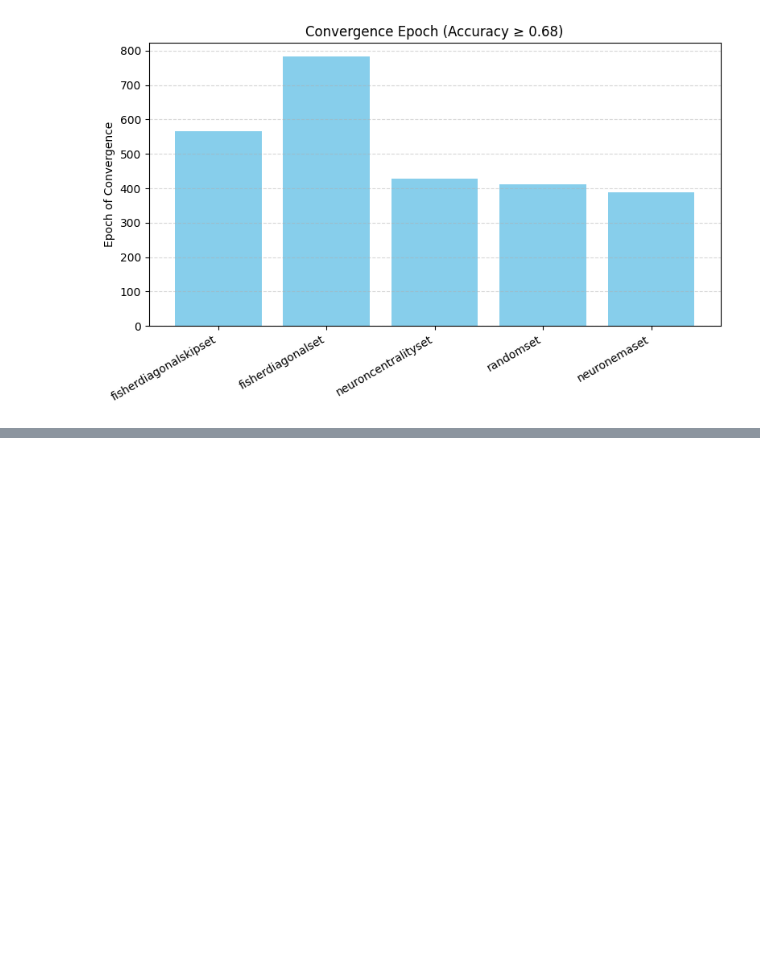
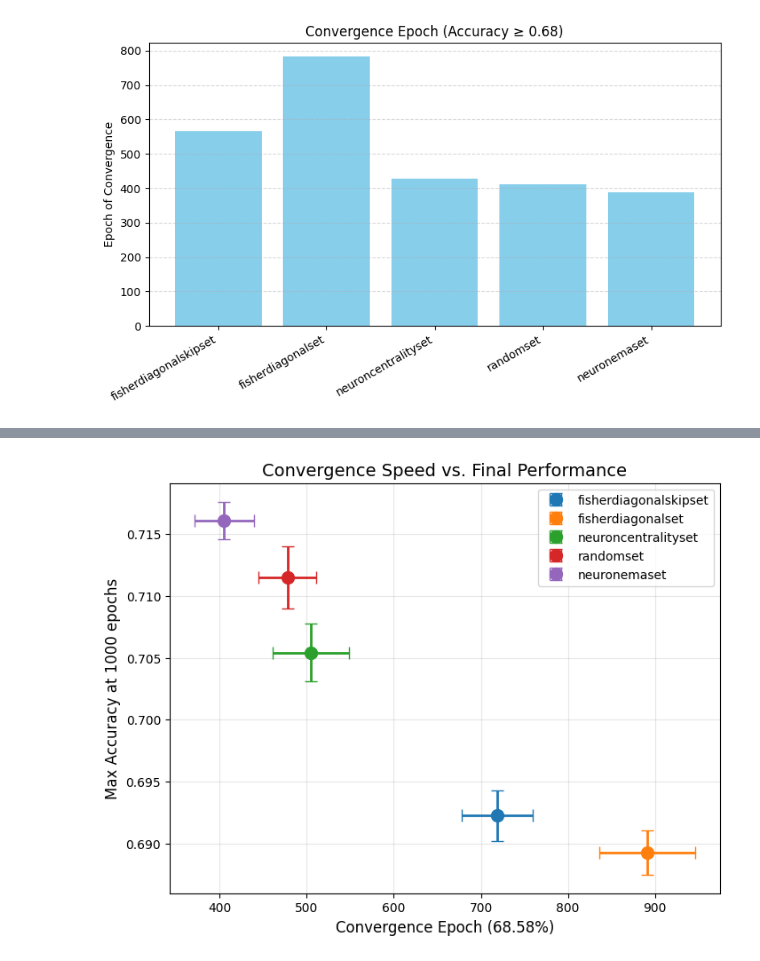
Before and after one commit to TomSchammo/set_framework, a Jupyter notebook: stats.ipynb, the cells around one changed output, grey strips where cells are left out. Cells and saved outputs as stored; diff of their text form; code cells hidden in the pictures; blank space fills up the shorter version.

```diff
--- a/stats.ipynb
+++ b/stats.ipynb
@@ -84,0 +117,8 @@ plt.show()
+# %%
+def find_max_accs(data: dict[str, list[list[float]]]) -> dict[str, list[float]]:
+    max_accs: dict[str, list[float]] = {}
+    for name, arr in data.items():
+        max_accs[name] = []
+        for accs in arr:
+            max_accs[name].append(max(accs))
+    return max_accs
@@ -84,0 +245,22 @@ plt.show()
+# %%
+fig, ax = plt.subplots(figsize=(8, 6))
+
+# Compute means and stds for both metrics
+for method in methods:
+    mean_conv = np.array(convergence_epochs[method]).mean()
+    std_conv = np.array(convergence_epochs[method]).std()
+    mean_acc = np.array(max_accuracies[method]).mean()
+    std_acc = np.array(max_accuracies[method]).std()
+
+    # Plot with error bars
+    ax.errorbar(mean_conv, mean_acc, xerr=std_conv, yerr=std_acc,
+                fmt='o', markersize=10, capsize=5, label=method,
+                linewidth=2)
+
+ax.set_xlabel(f'Convergence Epoch ({target_acc*100:.2f}%)', fontsize=12)
+ax.set_ylabel('Max Accuracy at 1000 epochs', fontsize=12)
+ax.set_title('Convergence Speed vs. Final Performance', fontsize=14)
+ax.legend(loc='best')
+ax.grid(alpha=0.3)
+# %% [output]
+[figure, added]
```
Also changed, not shown: parts of 6 cells of this notebook.
